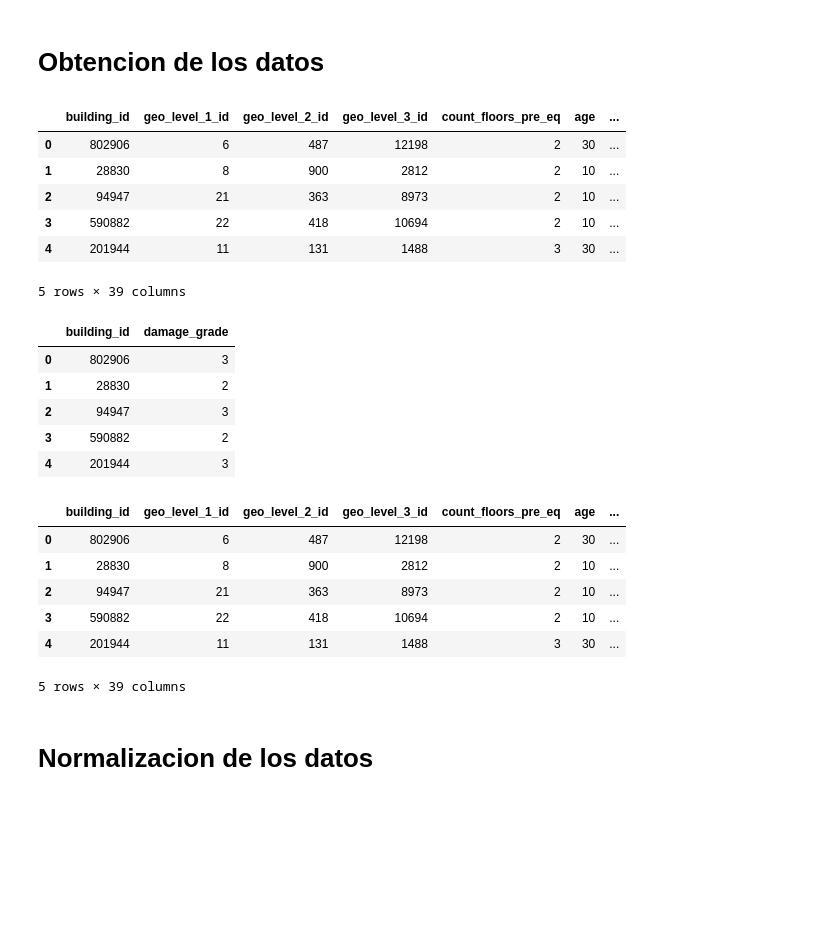
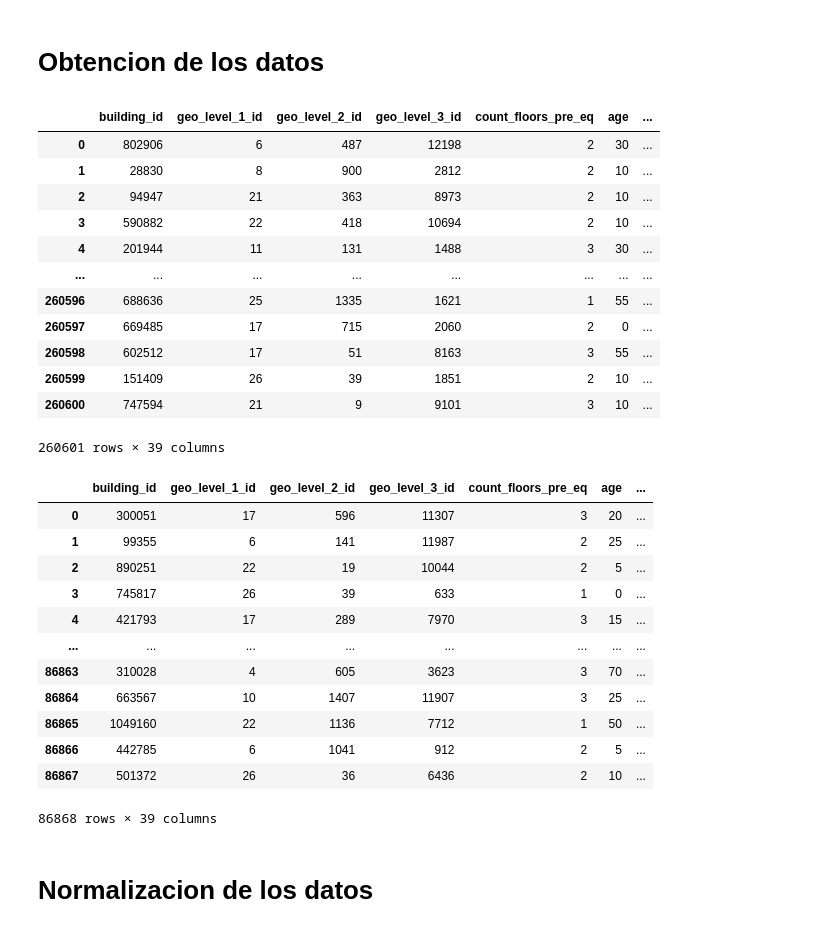
Before and after one commit to IgnacioBarb/Actividades-SNS, a Jupyter notebook: Actividad 3.10/Actividad3.10.ipynb, the cells around one changed output. Saved outputs shown, nothing was run; the diff lists cells and outputs as text; code cells hidden in the pictures; blank space fills up the shorter version.

```diff
--- a/Actividad 3.10/Actividad3.10.ipynb
+++ b/Actividad 3.10/Actividad3.10.ipynb
@@ -63,9 +63,9 @@ import pandas as pd
 # %%
 X_train = pd.read_csv('./data/train_values.csv')
 y_train = pd.read_csv('./data/train_labels.csv')
-X_test = pd.read_csv('./data/train_values.csv')
+X_test = pd.read_csv('./data/test_values.csv')
 # %%
-X_train.head()
+X_train
 # %% [output]
 |  | building_id | geo_level_1_id | geo_level_2_id | geo_level_3_id | count_floors_pre_eq | age | ... |
 | 0 | 802906 | 6 | 487 | 12198 | 2 | 30 | ... |
@@ -73,13 +73,10 @@ X_train.head()
 | 2 | 94947 | 21 | 363 | 8973 | 2 | 10 | ... |
 | 3 | 590882 | 22 | 418 | 10694 | 2 | 10 | ... |
 | 4 | 201944 | 11 | 131 | 1488 | 3 | 30 | ... |
+| ... | ... | ... | ... | ... | ... | ... | ... |
+| 260596 | 688636 | 25 | 1335 | 1621 | 1 | 55 | ... |
+| 260597 | 669485 | 17 | 715 | 2060 | 2 | 0 | ... |
+| 260598 | 602512 | 17 | 51 | 8163 | 3 | 55 | ... |
+| 260599 | 151409 | 26 | 39 | 1851 | 2 | 10 | ... |
+| 260600 | 747594 | 21 | 9 | 9101 | 3 | 10 | ... |
-5 rows × 39 columns
+260601 rows × 39 columns
-# %%
-y_train.head()
-# %% [output]
-|  | building_id | damage_grade |
-| 0 | 802906 | 3 |
-| 1 | 28830 | 2 |
-| 2 | 94947 | 3 |
-| 3 | 590882 | 2 |
-| 4 | 201944 | 3 |
@@ -86,13 +85,19 @@ y_train.head()
 # %%
-X_test.head()
+X_test
 # %% [output]
 |  | building_id | geo_level_1_id | geo_level_2_id | geo_level_3_id | count_floors_pre_eq | age | ... |
-| 0 | 802906 | 6 | 487 | 12198 | 2 | 30 | ... |
-| 1 | 28830 | 8 | 900 | 2812 | 2 | 10 | ... |
-| 2 | 94947 | 21 | 363 | 8973 | 2 | 10 | ... |
-| 3 | 590882 | 22 | 418 | 10694 | 2 | 10 | ... |
-| 4 | 201944 | 11 | 131 | 1488 | 3 | 30 | ... |
+| 0 | 300051 | 17 | 596 | 11307 | 3 | 20 | ... |
+| 1 | 99355 | 6 | 141 | 11987 | 2 | 25 | ... |
+| 2 | 890251 | 22 | 19 | 10044 | 2 | 5 | ... |
+| 3 | 745817 | 26 | 39 | 633 | 1 | 0 | ... |
+| 4 | 421793 | 17 | 289 | 7970 | 3 | 15 | ... |
+| ... | ... | ... | ... | ... | ... | ... | ... |
+| 86863 | 310028 | 4 | 605 | 3623 | 3 | 70 | ... |
+| 86864 | 663567 | 10 | 1407 | 11907 | 3 | 25 | ... |
+| 86865 | 1049160 | 22 | 1136 | 7712 | 1 | 50 | ... |
+| 86866 | 442785 | 6 | 1041 | 912 | 2 | 5 | ... |
+| 86867 | 501372 | 26 | 36 | 6436 | 2 | 10 | ... |
-5 rows × 39 columns
+86868 rows × 39 columns
 # %% [markdown]
 # Normalizacion de los datos
 # %% [markdown]
```
Also changed, not shown: parts of 12 cells of this notebook.
